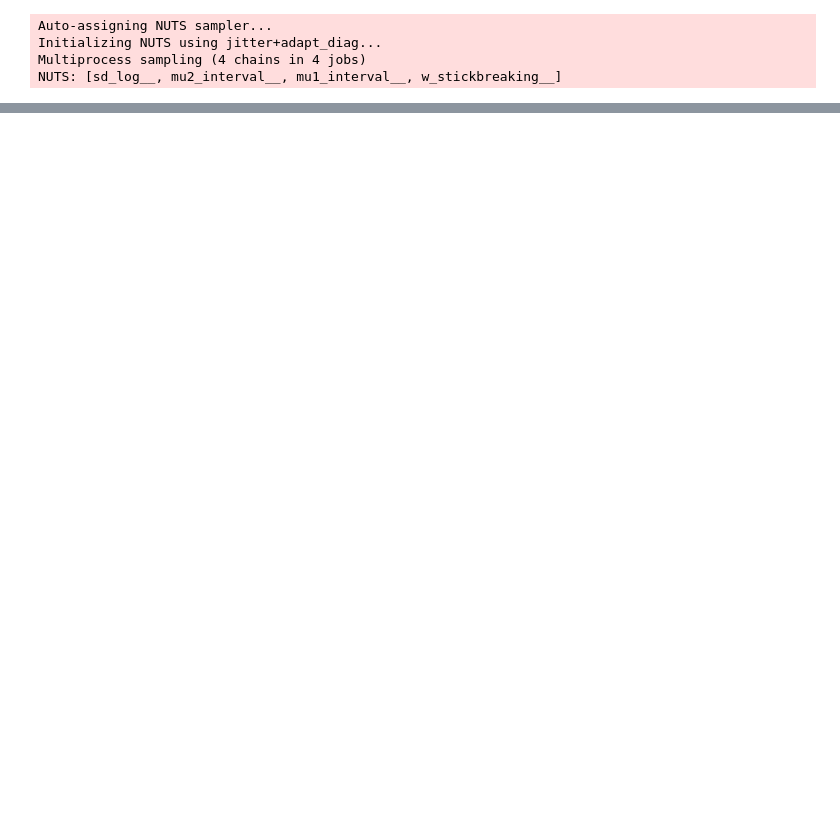
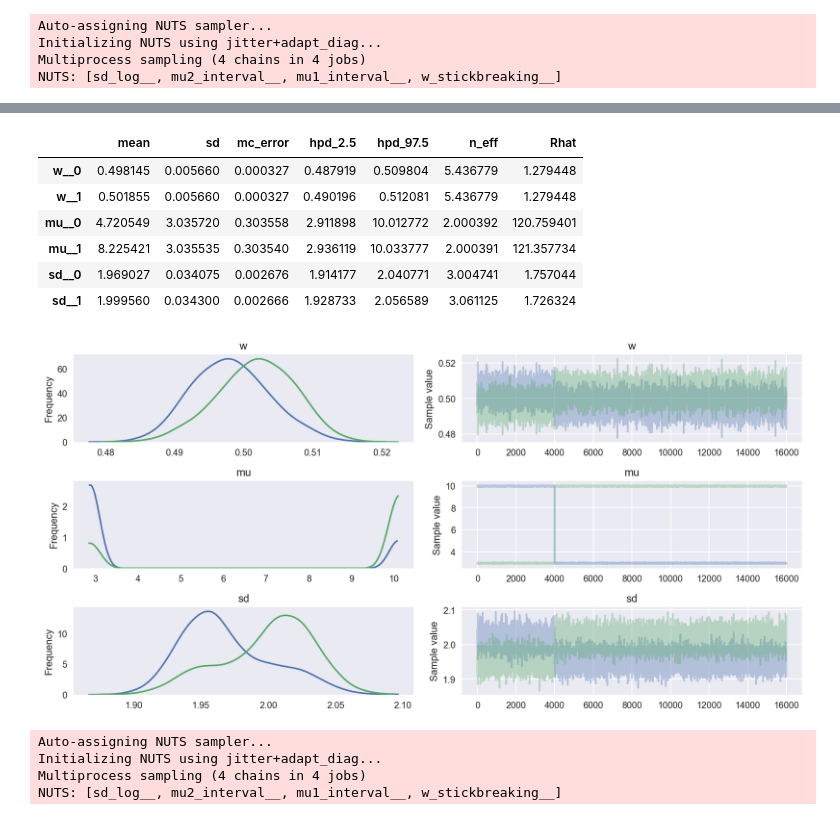
Before and after one commit to balarsen/pymc_learning, a Jupyter notebook: Mixture/Gaussian Mixture.ipynb, the cells around one changed output, grey strips where cells are left out. Cells and saved outputs as stored; diff of their text form; code cells hidden in the pictures; blank space fills up the shorter version.

```diff
--- a/Mixture/Gaussian Mixture.ipynb
+++ b/Mixture/Gaussian Mixture.ipynb
@@ -148,0 +202,31 @@ plt.legend()
+# %%
+mc3.traceplot(trace, combined=True);
+mc3.summary(trace)
+# %% [output]
+|  | mean | sd | mc_error | hpd_2.5 | hpd_97.5 | n_eff | Rhat |
+| w__0 | 0.498145 | 0.005660 | 0.000327 | 0.487919 | 0.509804 | 5.436779 | 1.279448 |
+| w__1 | 0.501855 | 0.005660 | 0.000327 | 0.490196 | 0.512081 | 5.436779 | 1.279448 |
+| mu__0 | 4.720549 | 3.035720 | 0.303558 | 2.911898 | 10.012772 | 2.000392 | 120.759401 |
+| mu__1 | 8.225421 | 3.035535 | 0.303540 | 2.936119 | 10.033777 | 2.000391 | 121.357734 |
+| sd__0 | 1.969027 | 0.034075 | 0.002676 | 1.914177 | 2.040771 | 3.004741 | 1.757044 |
+| sd__1 | 1.999560 | 0.034300 | 0.002666 | 1.928733 | 2.056589 | 3.061125 | 1.726324 |
+[figure, added]
+# %%
+with mc3.Model() as model:
+    w = mc3.Dirichlet('w', np.ones_like(locs))
+
+    mu1 = mc3.Uniform('mu1', -10., 20.,)
+    mu2 = mc3.Uniform('mu2', mu1, 20., )
+
+    sd = mc3.Gamma('sd', 1., 1., shape=locs.size)
+
+    x_obs = mc3.Mixture('x_obs', w=w, comp_dists=mc3.Normal.dist(mu=[mu1,mu2], sd=sd, shape=locs.size),
+                        observed=D)
+
+    start = mc3.find_MAP()
+    trace = mc3.sample(5000, n_init=10000, tune=1000, random_seed=SEED, start=start)[1000:]
+# %% [output]
+Auto-assigning NUTS sampler...
+Initializing NUTS using jitter+adapt_diag...
+Multiprocess sampling (4 chains in 4 jobs)
+NUTS: [sd_log__, mu2_interval__, mu1_interval__, w_stickbreaking__]
```
Also changed, not shown: parts of 15 cells of this notebook, 2 other files.
